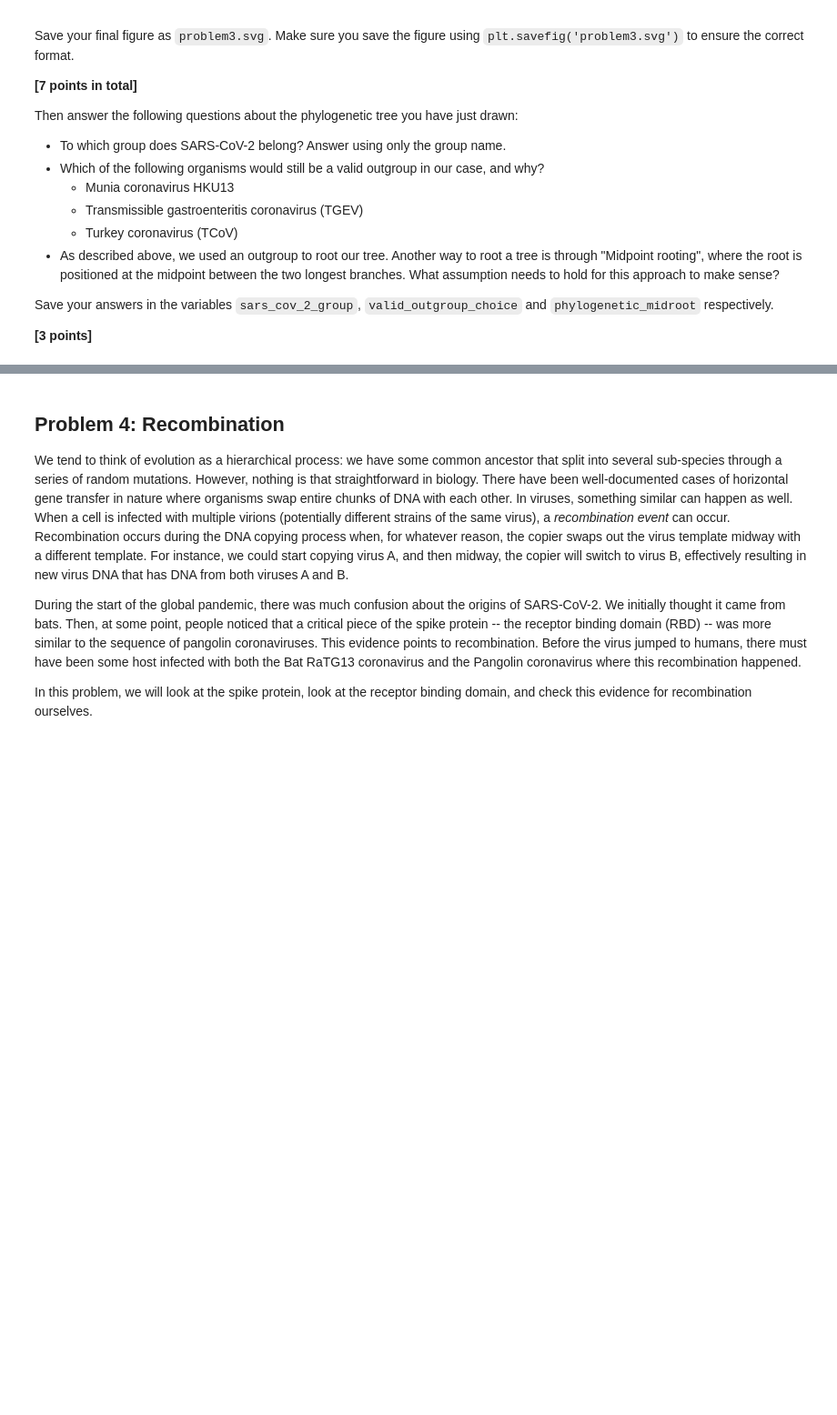
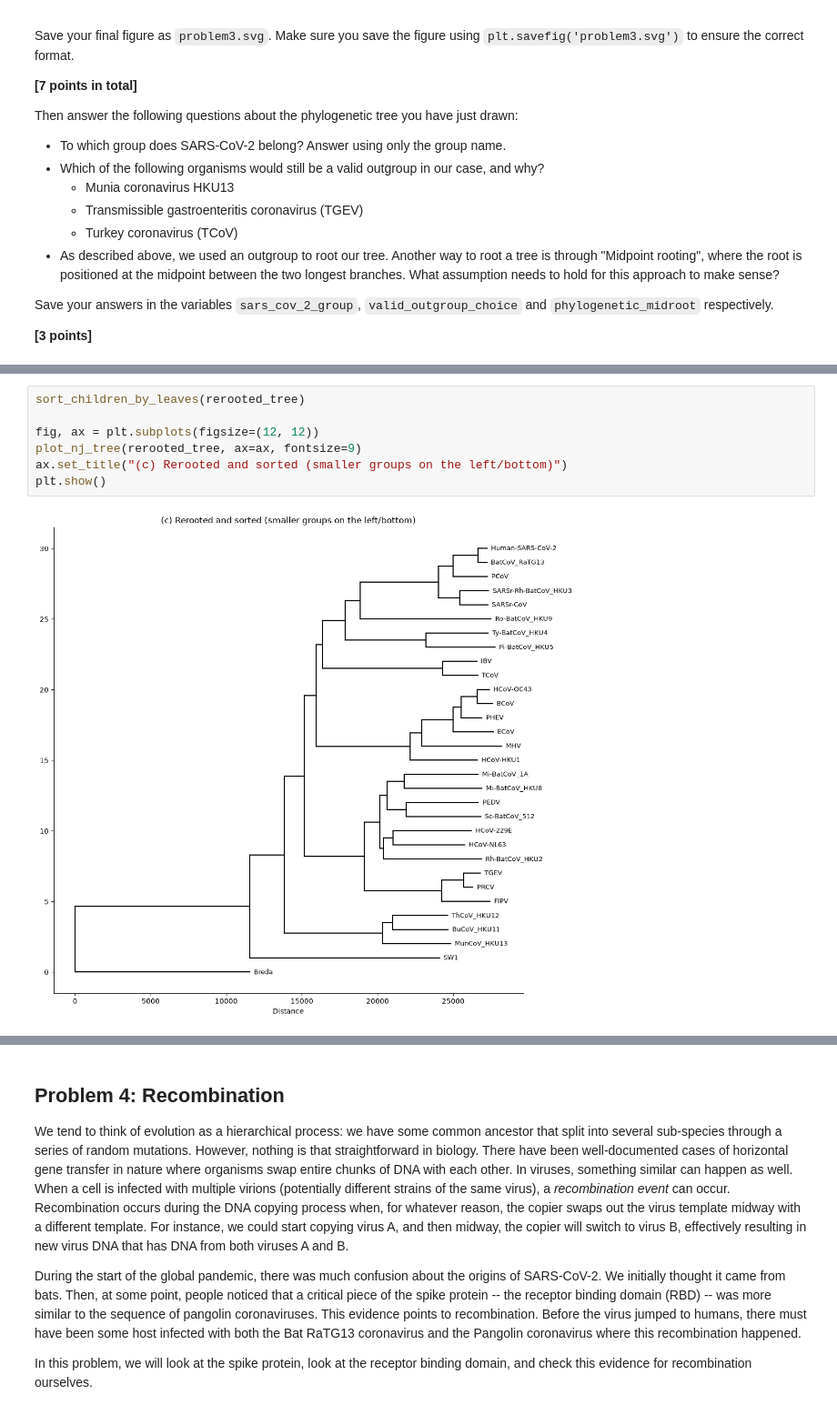
Before and after one commit to anisabrarr/assign_phylo, a Jupyter notebook: phylo_workbook.ipynb, the cells around one changed output, grey strips where cells are left out. Shown at 91% size. Drawn from its saved outputs; the diff is of its cells as text; blank space fills up the shorter version.

```diff
--- a/phylo_workbook.ipynb
+++ b/phylo_workbook.ipynb
@@ -157,0 +239,9 @@ phylogenetic_midroot = """What assumption needs to hold for the midpoint rooting
+# %%
+sort_children_by_leaves(rerooted_tree)
+
+fig, ax = plt.subplots(figsize=(12, 12))
+plot_nj_tree(rerooted_tree, ax=ax, fontsize=9)
+ax.set_title("(c) Rerooted and sorted (smaller groups on the left/bottom)")
+plt.show()
+# %% [output]
+[figure, added]
```
Also changed, not shown: parts of 12 cells of this notebook, 2 other files.
